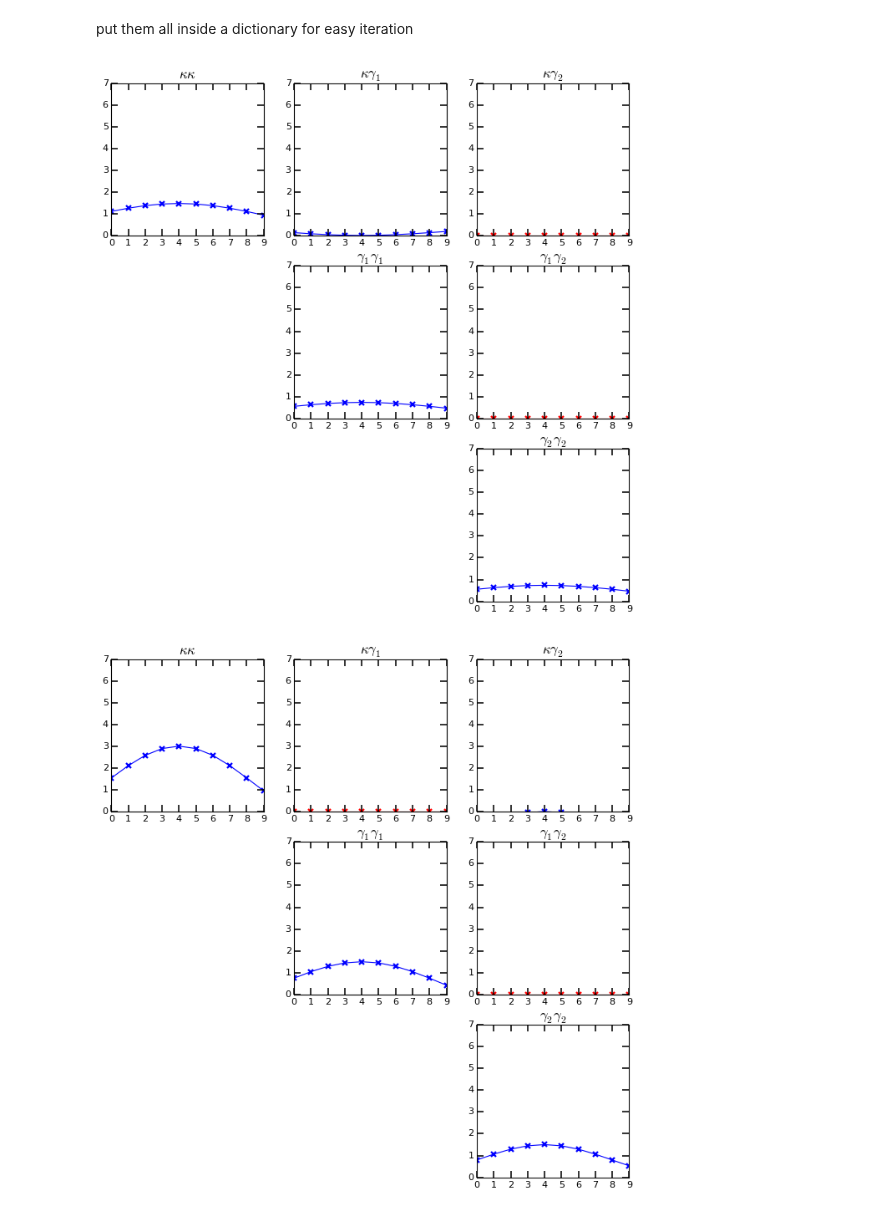
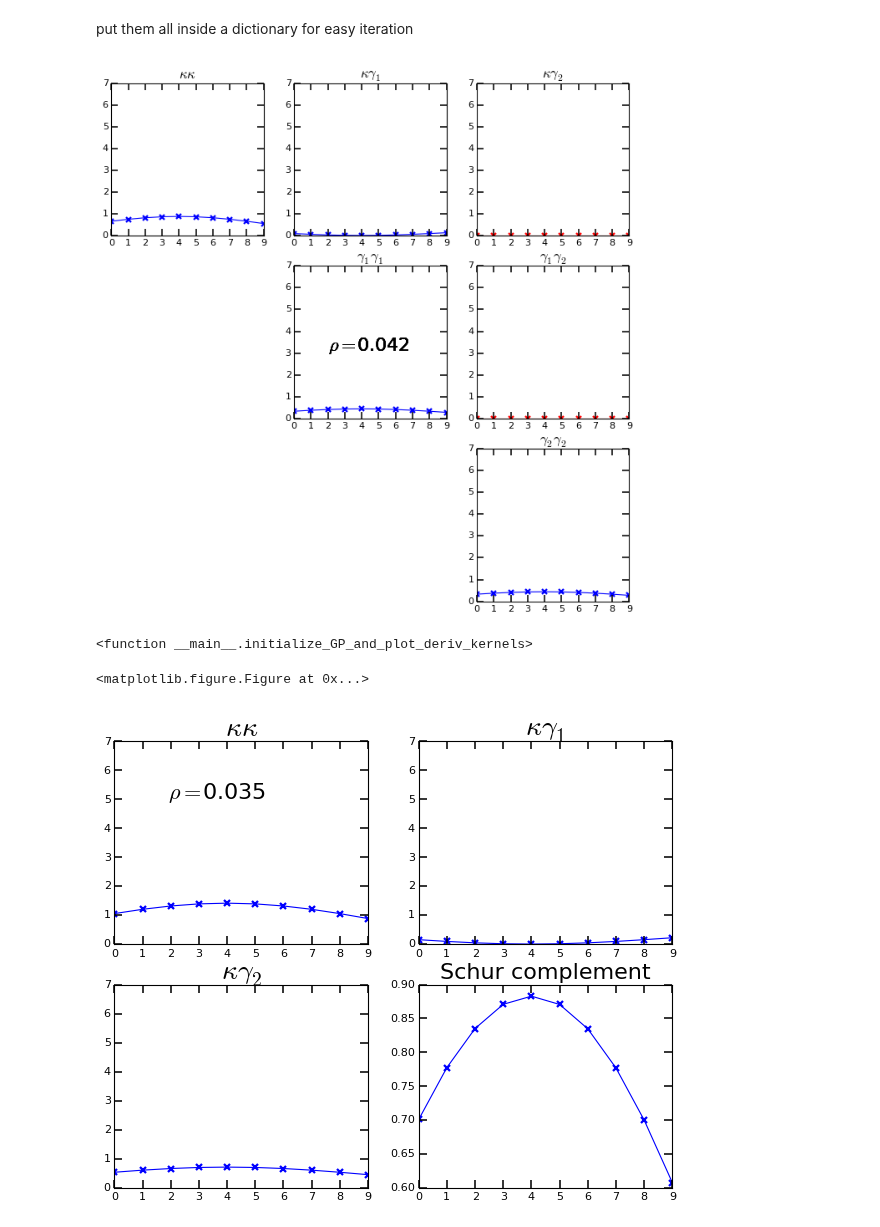
Before and after one commit to karenyyng/shear_gp, a Jupyter notebook: prototypes/Cython_kernels_demos.ipynb, the cells around one changed output. Cells and saved outputs as stored; diff of their text form; code cells hidden in the pictures.

Commit message:
update to demo with Schur complement

```diff
--- a/prototypes/Cython_kernels_demos.ipynb
+++ b/prototypes/Cython_kernels_demos.ipynb
@@ -83,6 +86,7 @@ def initialize_GP_and_do_demo(inv_lambda, beta):
 # %%
-interact(initialize_GP_and_do_demo, inv_lambda=(0.1, 1.5, 0.1),
-         beta = (0.1, 1.5, 0.1))
+interact(initialize_GP_and_plot_deriv_kernels, inv_lambda=(0.1, 1.5, 0.1),
+         beta = (0.1, 1.5, 0.01))
 # %% [output]
-[figure, old version]
+[figure, new version]
+<function __main__.initialize_GP_and_plot_deriv_kernels>
 # %%
@@ -120,5 +145,6 @@ def initialize_GP_and_do_demo(inv_lambda, beta):
 # %%
-interact(initialize_GP_and_do_demo, inv_lambda=(0.1, 1.5, 0.1),
-         beta = (0.1, 1.5, 0.1))
+interact(initialize_GP_and_plot_Schur_com, inv_lambda=(0.1, 1.5, 0.1),
+         beta = (0.1, 1.5, 0.01))
 # %% [output]
+<matplotlib.figure.Figure at 0x...>
-[figure, old version]
+[figure, new version]
```
Also changed, not shown: parts of 5 cells of this notebook.
